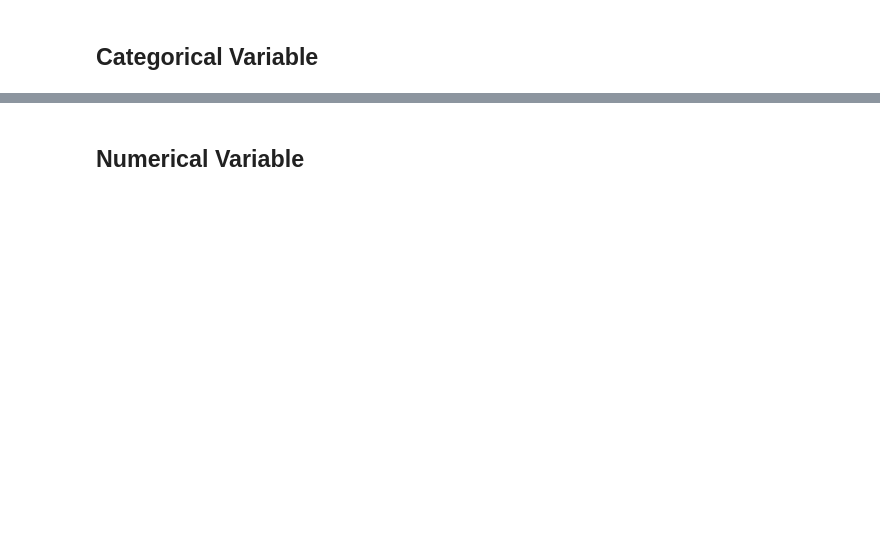
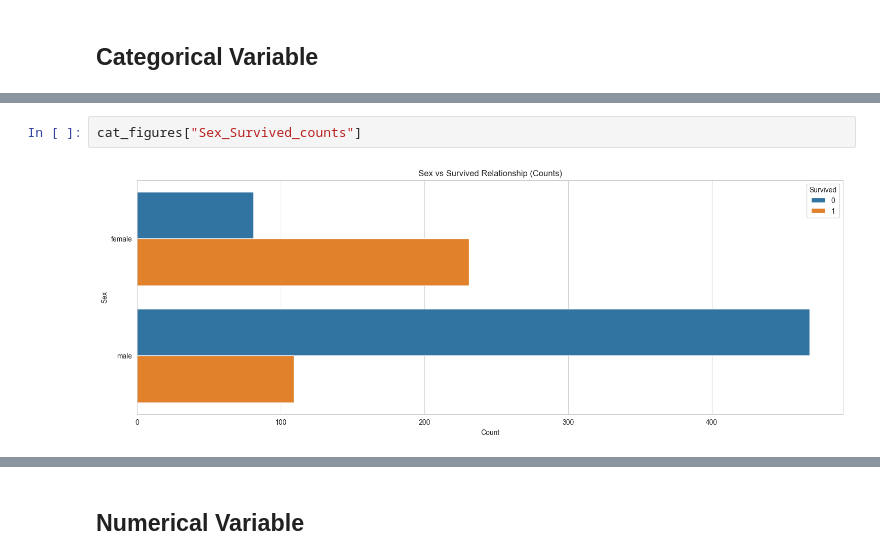
Before and after one commit to osman-tkdmr/kaggle-notebooks, a Jupyter notebook: competitions/Titanic.ipynb, the cells around one changed output, grey strips where cells are left out. Cells and saved outputs as stored; diff of their text form; blank space fills up the shorter version.

```diff
--- a/competitions/Titanic.ipynb
+++ b/competitions/Titanic.ipynb
@@ -436,0 +680,4 @@ def analyze_categorical_features(train_data, cat_cols, target_feature):
+# %%
+cat_figures["Sex_Survived_counts"]
+# %% [output]
+[figure, added]
```
Also changed, not shown: parts of 59 cells of this notebook.
